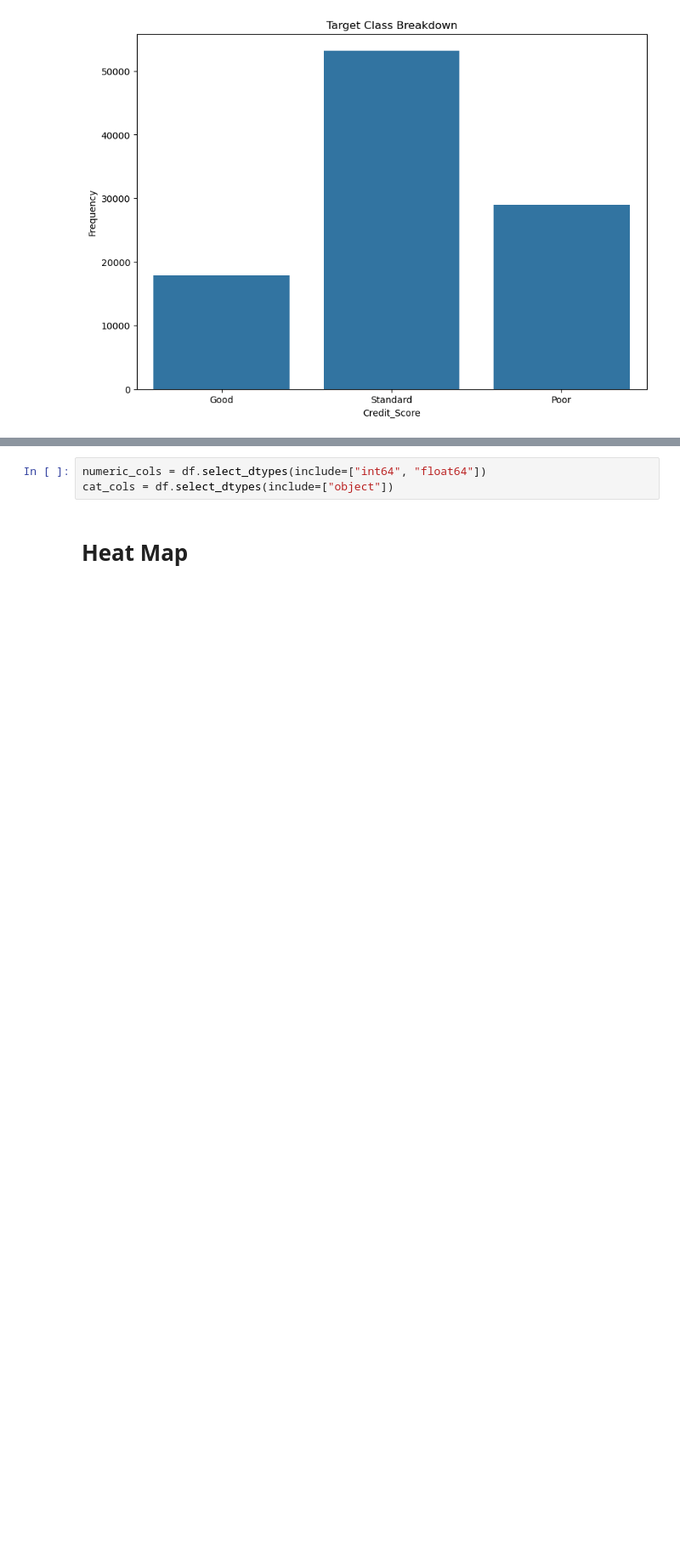
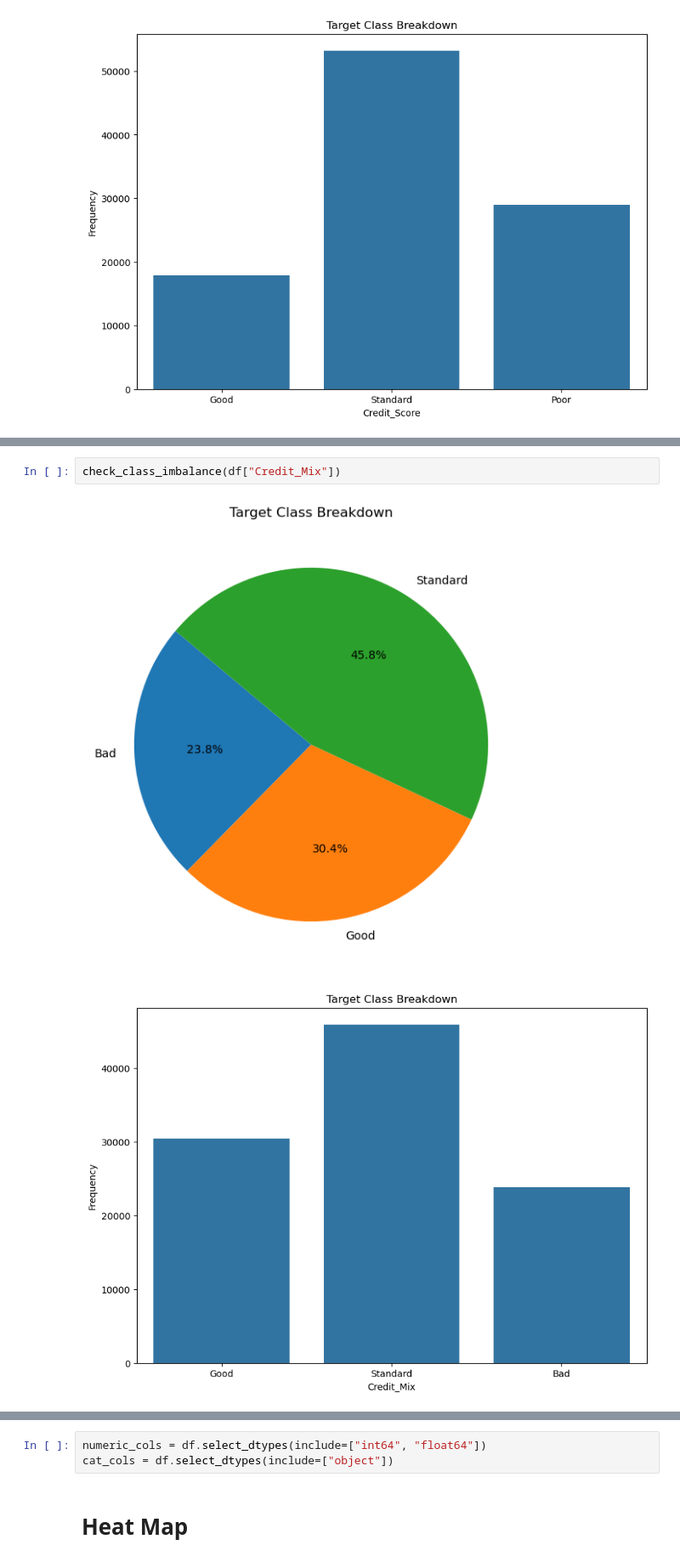
Before and after one commit to MaukanMir/Credit-Classification-Analysis, a Jupyter notebook: training.ipynb, the cells around one changed output, grey strips where cells are left out. Shown at 85% size. Cells and saved outputs as stored; diff of their text form; blank space fills up the shorter version.

```diff
--- a/training.ipynb
+++ b/training.ipynb
@@ -94,3 +99,8 @@ check_class_imbalance(df["Credit_Score"])
+# %%
+check_class_imbalance(df["Credit_Mix"])
+# %% [output]
+[figure, added]
+[figure, added]
 # %%
 df.dtypes
 # %% [output]
```
Also changed, not shown: parts of 9 cells of this notebook.
